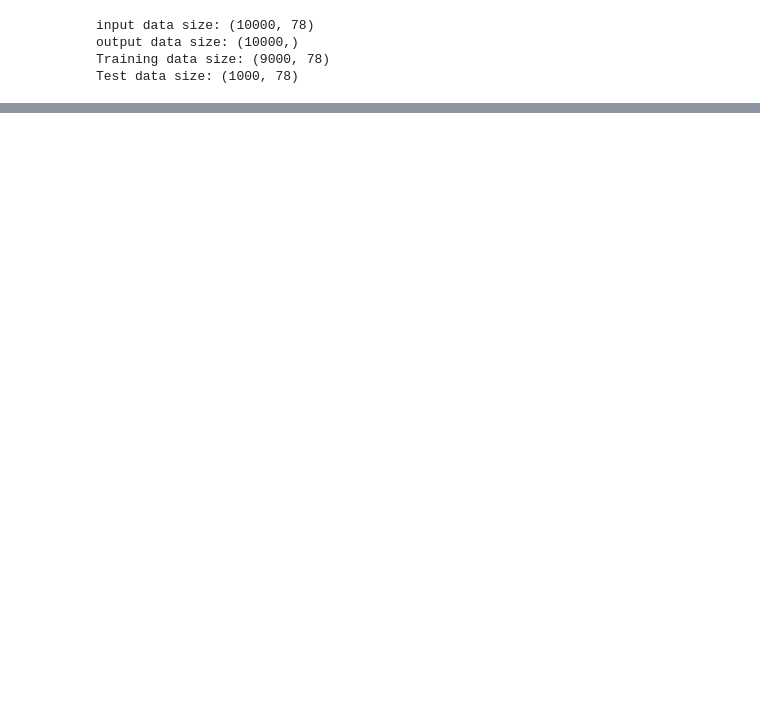
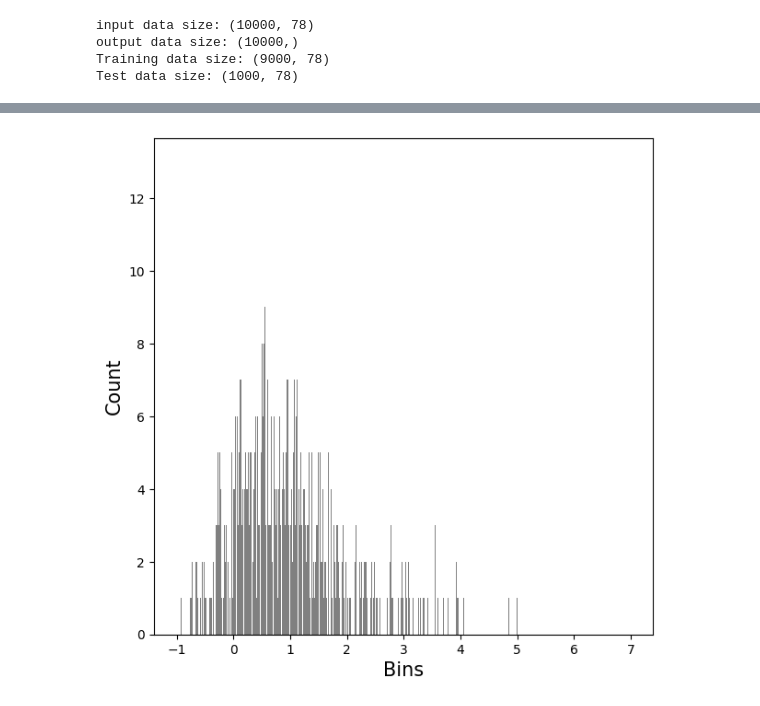
Before and after one commit to panthibivek/Generative-Adversarial-Network-for-Improving-Sampling-of-Molecular-Trajectories, a Jupyter notebook: regression.ipynb, the cells around one changed output, grey strips where cells are left out. Cells and saved outputs as stored; diff of their text form; code cells hidden in the pictures; blank space fills up the shorter version.

```diff
--- a/regression.ipynb
+++ b/regression.ipynb
@@ -102,0 +106,16 @@ fig2.savefig('actual_vs_prediction.png', dpi = 300)
+# %%
+latent_dim_ = 78
+batch_size_ = 32
+weights_path = "/home/panthibivek/thesis/GAN_pkg/runs/train/exp2/weights/"
+GanModel = GenAdvNetwork(latent_dim=latent_dim_, batch_size=batch_size_)
+GanModel.compile(
+    generator_opt=tf.keras.optimizers.Adam(learning_rate=0.001),
+    discriminator_opt=tf.keras.optimizers.Adam(learning_rate=0.001),
+    disc_loss=tf.keras.losses.BinaryCrossentropy(),
+    gen_loss=tf.keras.losses.MAE
+)
+
+random_data = random_generator((1, latent_dim_))
+
+GanModel.generator(random_data)
+GanModel.load_weights(weights_path)
@@ -102,0 +158,4 @@ fig2.savefig('actual_vs_prediction.png', dpi = 300)
+# %%
+random_data_ = random_generator((10000, latent_dim_))
+generated_output = GanModel.generator(random_data_)
+generated_columb1D_arr = generated_output.numpy()
@@ -102,0 +168,10 @@ fig2.savefig('actual_vs_prediction.png', dpi = 300)
+# %%
+def energyPrediction(sigma : float, alpha_ : np.array):
+    Ks = gaussian_kernel(generated_columb1D_arr, X_train, sigma)
+    Y_predicted = np.dot(Ks, alpha_)
+    return Y_predicted
+
+lambda_ = 1e-8
+alpha = regression(argmax_sigma, lambda_)
+predicted_energies = energyPrediction(argmax_sigma, alpha)
+# print(predicted_energies)
@@ -102,0 +189,11 @@ fig2.savefig('actual_vs_prediction.png', dpi = 300)
+# %%
+plt.figure(figsize=(7,7))
+bins_ = np.arange(-1.000000, 7.000000, 0.001000)
+plt.hist(predicted_energies, bins=bins_, color="gray", align='left', rwidth=0.9)
+plt.xlabel('Bins', fontsize=15)
+plt.ylabel('Count', fontsize=15)
+fig1 = plt.gcf()
+plt.show()
+fig1.savefig('generated_energy_distribution.png', dpi = 300)
+# %% [output]
+[figure, added]
```
Also changed, not shown: parts of 7 cells of this notebook, 6 other files.
